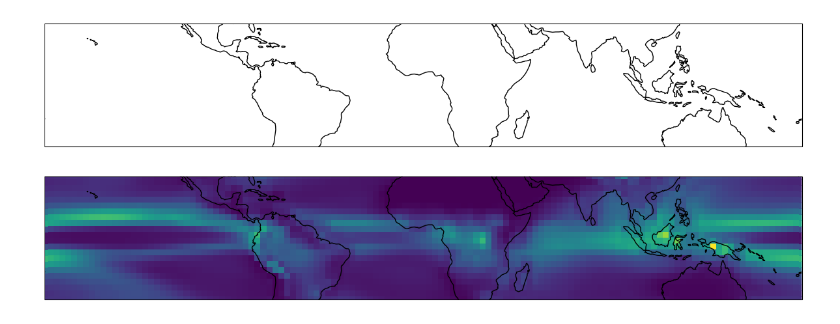
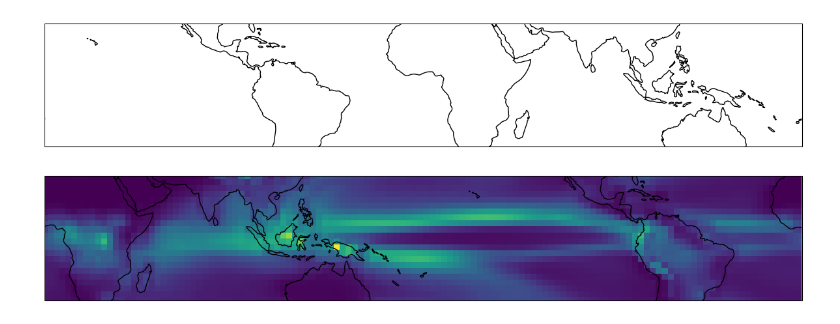
Before and after one commit to PBlackberg/phd, a Jupyter notebook: plotscripts/map_plot.ipynb, the cells around one changed output. Saved outputs shown, nothing was run; the diff lists cells and outputs as text; code cells hidden in the pictures.

```diff
--- a/plotscripts/map_plot.ipynb
+++ b/plotscripts/map_plot.ipynb
@@ -162,19 +160,19 @@ ax.set_extent([lon[0], lon[-1], lat[0], lat[-1]], crs=ccrs.PlateCarree())
 # %%
 # together
 # plot figure map
 fig= plt.figure(figsize=(15,5))
 
-ax= fig.add_subplot(1,1,1, projection=ccrs.PlateCarree())
+ax= fig.add_subplot(1,1,1, projection=ccrs.PlateCarree(central_longitude=180)) # central_longitude=180)
 #ax.contourf(lon,lat,z)
 
-ax.pcolormesh(lon2d,lat2d,z)
+ax.pcolormesh(lon2d,lat2d,z,transform=ccrs.PlateCarree())
 ax.add_feature(cfeat.COASTLINE)
 ax.set_extent([lon[0], lon[-1], lat[0], lat[-1]], crs=ccrs.PlateCarree())
 
 #ax.set_xlim(lon[0], lon[-1])
 #ax.set_ylim(lat[0], lat[-1])
 # %% [output]
-[figure, old version]
+[figure, new version]
 # %%
 # save figure
 
```
Also changed, not shown: parts of 1 cell of this notebook.
